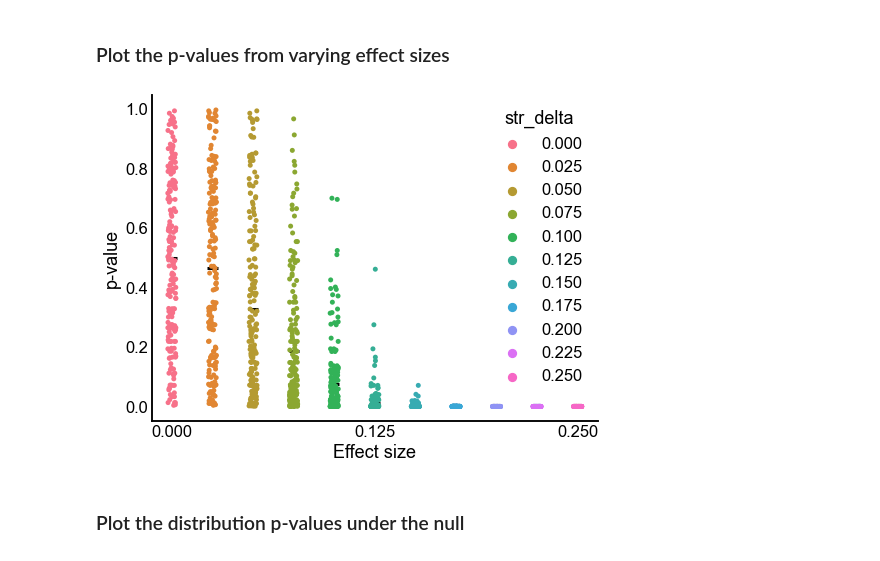
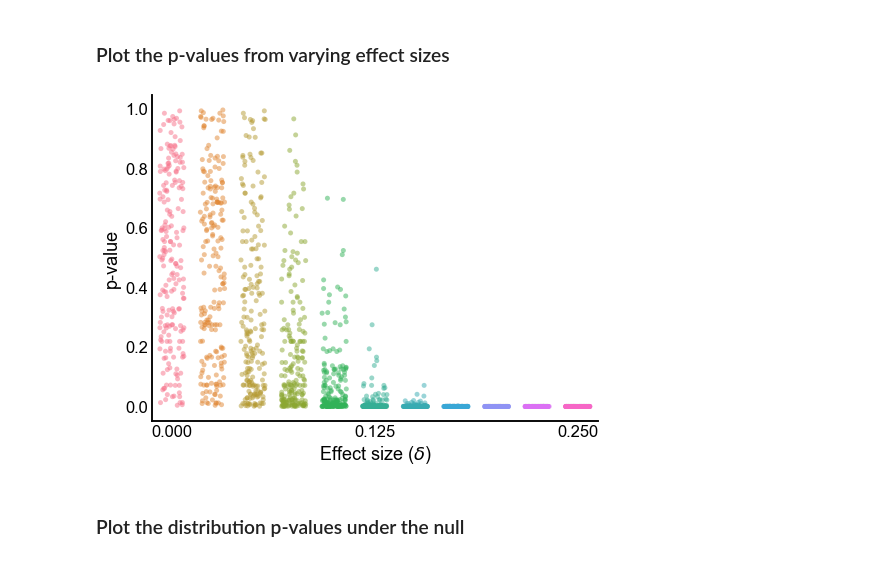
Before and after one commit to neurodata/maggot_connectome, a Jupyter notebook: docs/feedforwardness_sims.ipynb, the cells around one changed output. Drawn from its saved outputs; the diff is of its cells as text; code cells hidden in the pictures.

```diff
--- a/docs/feedforwardness_sims.ipynb
+++ b/docs/feedforwardness_sims.ipynb
@@ -200,29 +220,22 @@ for i, d in enumerate(str_deltas):
 ### Plot the p-values from varying effect sizes
 # %%
 fig, ax = plt.subplots(1, 1, figsize=(8, 6))
-sns.pointplot(
-    data=results,
-    x="str_delta",
-    y="pvalue",
-    zorder=1,
-    color="black",
-    ci=None,
-    join=False,
-    markers="_",
-    size=200,
-)
+
 sns.stripplot(
     data=results,
     x="str_delta",
     y="pvalue",
     hue="str_delta",
     palette=palette,
     zorder=2,
+    alpha=0.5,
+    jitter=0.3,
 )
-ax.set(xlabel="Effect size", ylabel="p-value")
+ax.get_legend().remove()
+ax.set(xlabel=r"Effect size ($\delta$)", ylabel="p-value")
 ax.xaxis.set_major_locator(plt.FixedLocator([0, 5, 10]))
 # %% [output]
-[figure, old version]
+[figure, new version]
 # %% [markdown]
 ### Plot the distribution p-values under the null
 # %%
```
Also changed, not shown: parts of 12 cells of this notebook, 1 other file.
